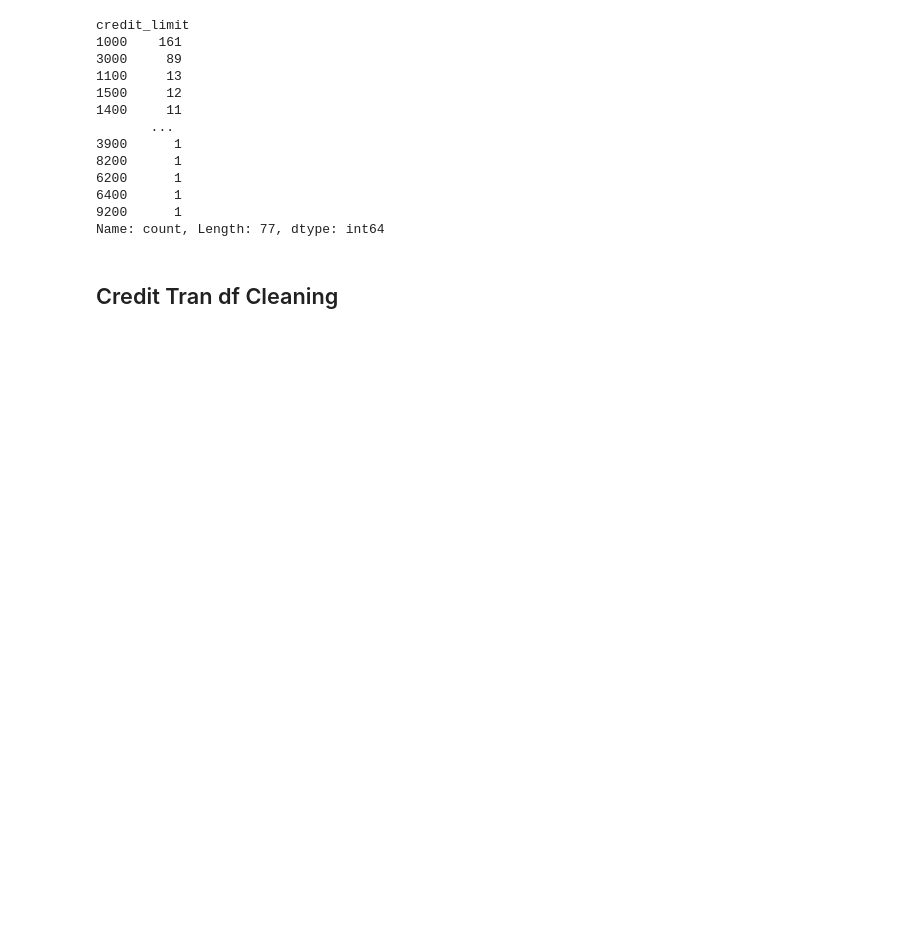
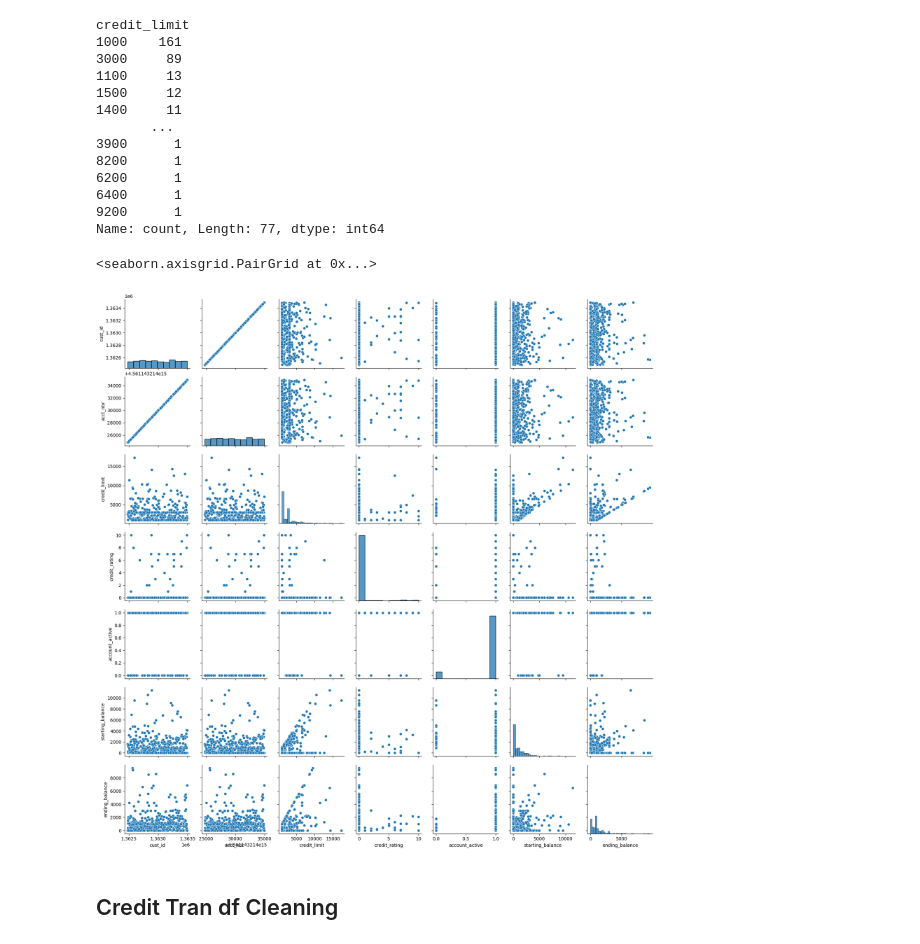
Before and after one commit to btmarsh6/mini-project-III, a Jupyter notebook: Ben_notebook.ipynb, the cells around one changed output. Cells and saved outputs as stored; diff of their text form; code cells hidden in the pictures; blank space fills up the shorter version.

```diff
--- a/Ben_notebook.ipynb
+++ b/Ben_notebook.ipynb
@@ -509,6 +568,11 @@ credit_limit
 Name: count, Length: 77, dtype: int64
 # %%
 credit_acct_df.to_csv('clean_data/credit_acct_df.csv', index=False)
+# %%
+sns.pairplot(credit_acct_df)
+# %% [output]
+<seaborn.axisgrid.PairGrid at 0x...>
+[figure, added]
 # %% [markdown]
 ## Credit Tran df Cleaning
 # %%
```
Also changed, not shown: parts of 9 cells of this notebook.
